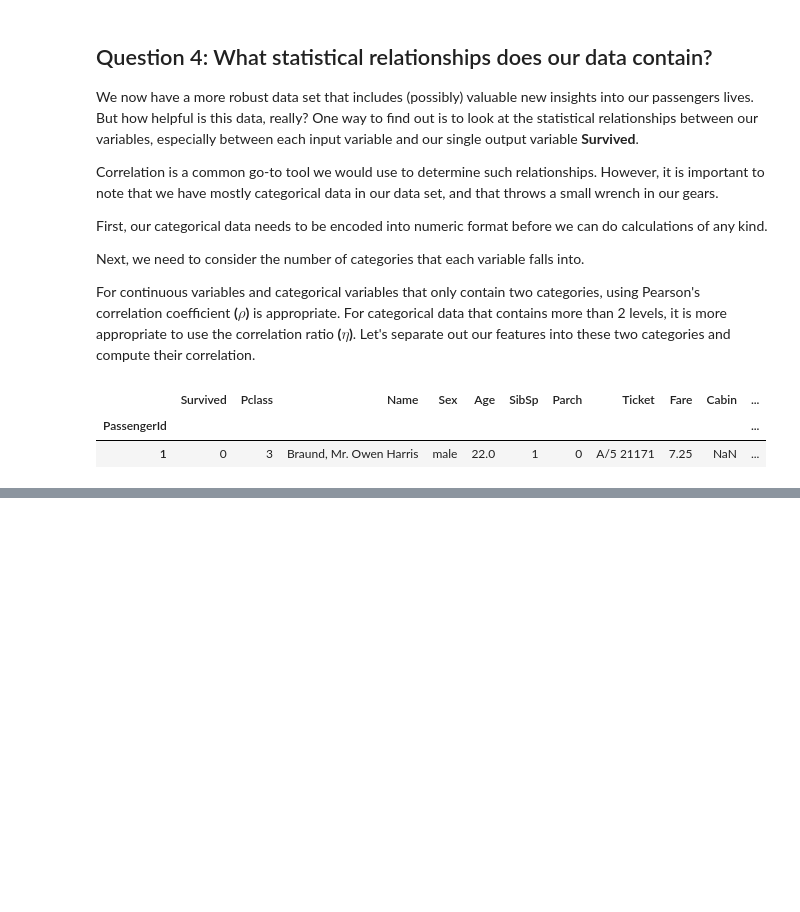
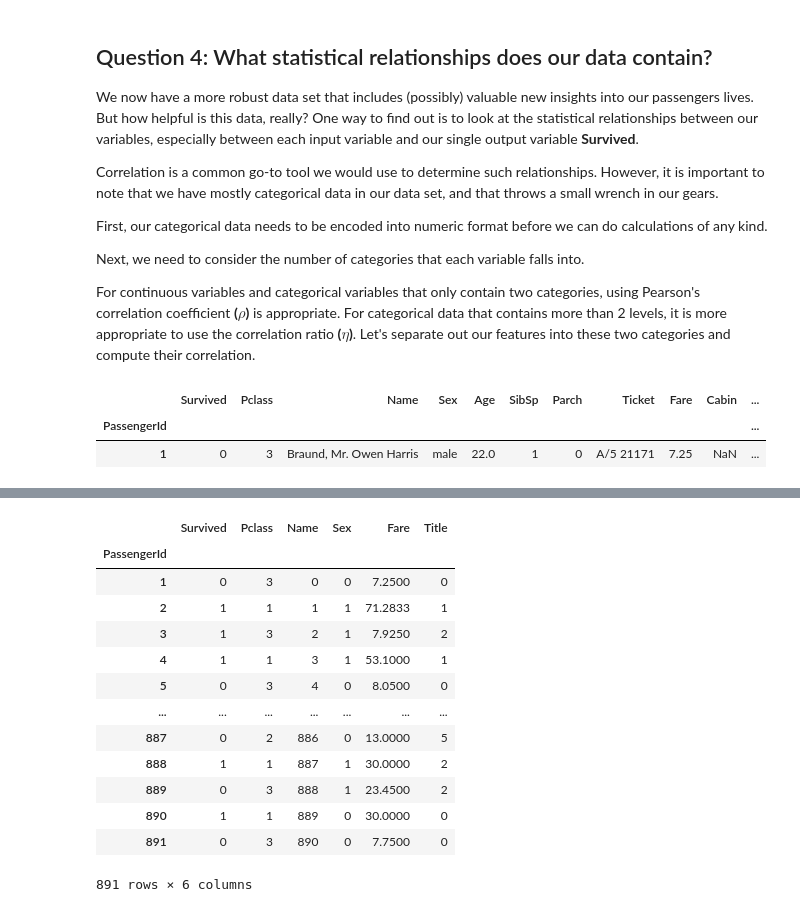
Before and after one commit to wcneill/kaggle, a Jupyter notebook: titanic/log_reg_00v2.ipynb, the cells around one changed output, grey strips where cells are left out. Saved outputs shown, nothing was run; the diff lists cells and outputs as text; code cells hidden in the pictures; blank space fills up the shorter version.

```diff
--- a/titanic/log_reg_00v2.ipynb
+++ b/titanic/log_reg_00v2.ipynb
@@ -221,0 +258,19 @@ sns.heatmap(train_df[cont_vars].corr(), annot=True)
+# %%
+to_drop = ['Embarked', 'Alone', 'FamilySize', 'Age', 'Parch', 'SibSp', 'Ticket', 'Cabin']
+train_df = train_df.drop(to_drop, axis= 1)
+train_df
+# %% [output]
+|  | Survived | Pclass | Name | Sex | Fare | Title |
+| PassengerId |  |  |  |  |  |  |
+| 1 | 0 | 3 | 0 | 0 | 7.2500 | 0 |
+| 2 | 1 | 1 | 1 | 1 | 71.2833 | 1 |
+| 3 | 1 | 3 | 2 | 1 | 7.9250 | 2 |
+| 4 | 1 | 1 | 3 | 1 | 53.1000 | 1 |
+| 5 | 0 | 3 | 4 | 0 | 8.0500 | 0 |
+| ... | ... | ... | ... | ... | ... | ... |
+| 887 | 0 | 2 | 886 | 0 | 13.0000 | 5 |
+| 888 | 1 | 1 | 887 | 1 | 30.0000 | 2 |
+| 889 | 0 | 3 | 888 | 1 | 23.4500 | 2 |
+| 890 | 1 | 1 | 889 | 0 | 30.0000 | 0 |
+| 891 | 0 | 3 | 890 | 0 | 7.7500 | 0 |
+891 rows × 6 columns
```
Also changed, not shown: parts of 13 cells of this notebook, 1 other file.
